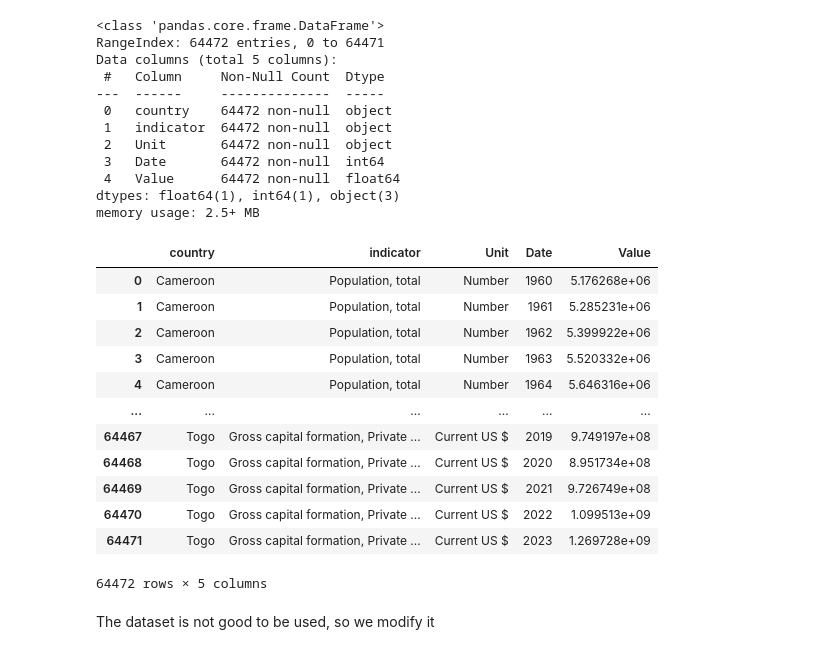
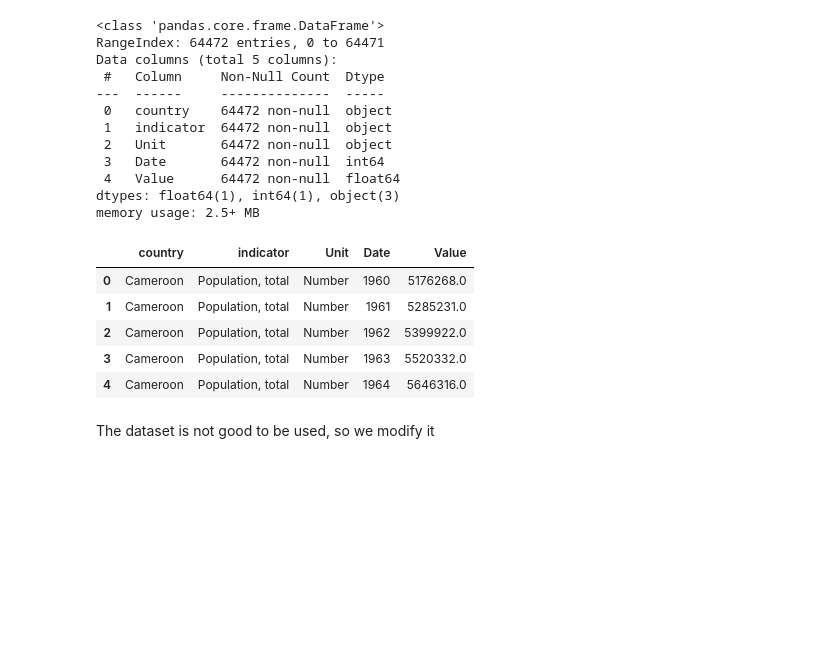
Before and after one commit to arsenilsina/prog_project, a Jupyter notebook: african_economies.ipynb, the cells around one changed output. Drawn from its saved outputs; the diff is of its cells as text; code cells hidden in the pictures; blank space fills up the shorter version.

```diff
--- a/african_economies.ipynb
+++ b/african_economies.ipynb
@@ -24,21 +24,14 @@ Data columns (total 5 columns):
 dtypes: float64(1), int64(1), object(3)
 memory usage: 2.5+ MB
 # %%
-african_economies_df
+african_economies_df.head()
 # %% [output]
 |  | country | indicator | Unit | Date | Value |
-| 0 | Cameroon | Population, total | Number | 1960 | 5.176268e+06 |
-| 1 | Cameroon | Population, total | Number | 1961 | 5.285231e+06 |
-| 2 | Cameroon | Population, total | Number | 1962 | 5.399922e+06 |
-| 3 | Cameroon | Population, total | Number | 1963 | 5.520332e+06 |
-| 4 | Cameroon | Population, total | Number | 1964 | 5.646316e+06 |
-| ... | ... | ... | ... | ... | ... |
-| 64467 | Togo | Gross capital formation, Private ... | Current US $ | 2019 | 9.749197e+08 |
-| 64468 | Togo | Gross capital formation, Private ... | Current US $ | 2020 | 8.951734e+08 |
-| 64469 | Togo | Gross capital formation, Private ... | Current US $ | 2021 | 9.726749e+08 |
-| 64470 | Togo | Gross capital formation, Private ... | Current US $ | 2022 | 1.099513e+09 |
-| 64471 | Togo | Gross capital formation, Private ... | Current US $ | 2023 | 1.269728e+09 |
+| 0 | Cameroon | Population, total | Number | 1960 | 5176268.0 |
+| 1 | Cameroon | Population, total | Number | 1961 | 5285231.0 |
+| 2 | Cameroon | Population, total | Number | 1962 | 5399922.0 |
+| 3 | Cameroon | Population, total | Number | 1963 | 5520332.0 |
+| 4 | Cameroon | Population, total | Number | 1964 | 5646316.0 |
-64472 rows × 5 columns
 # %% [markdown]
 The dataset is not good to be used, so we modify it
 # %%
```
Also changed, not shown: parts of 32 cells of this notebook.
